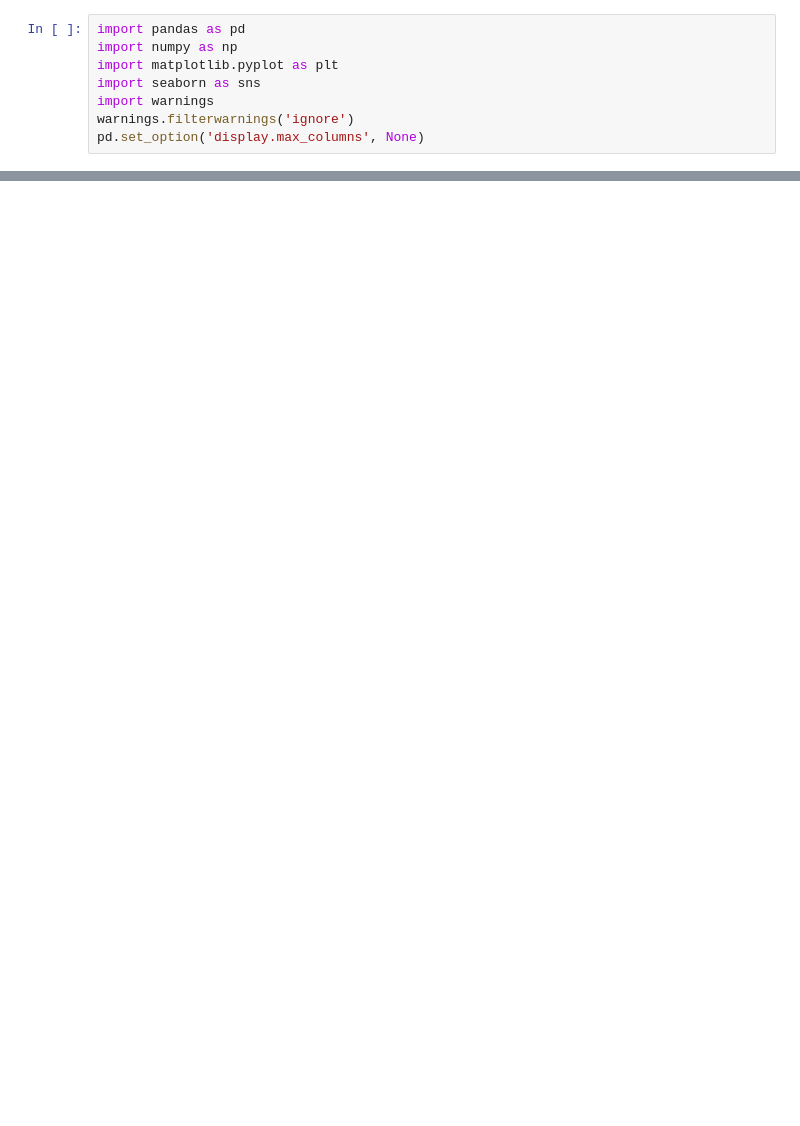
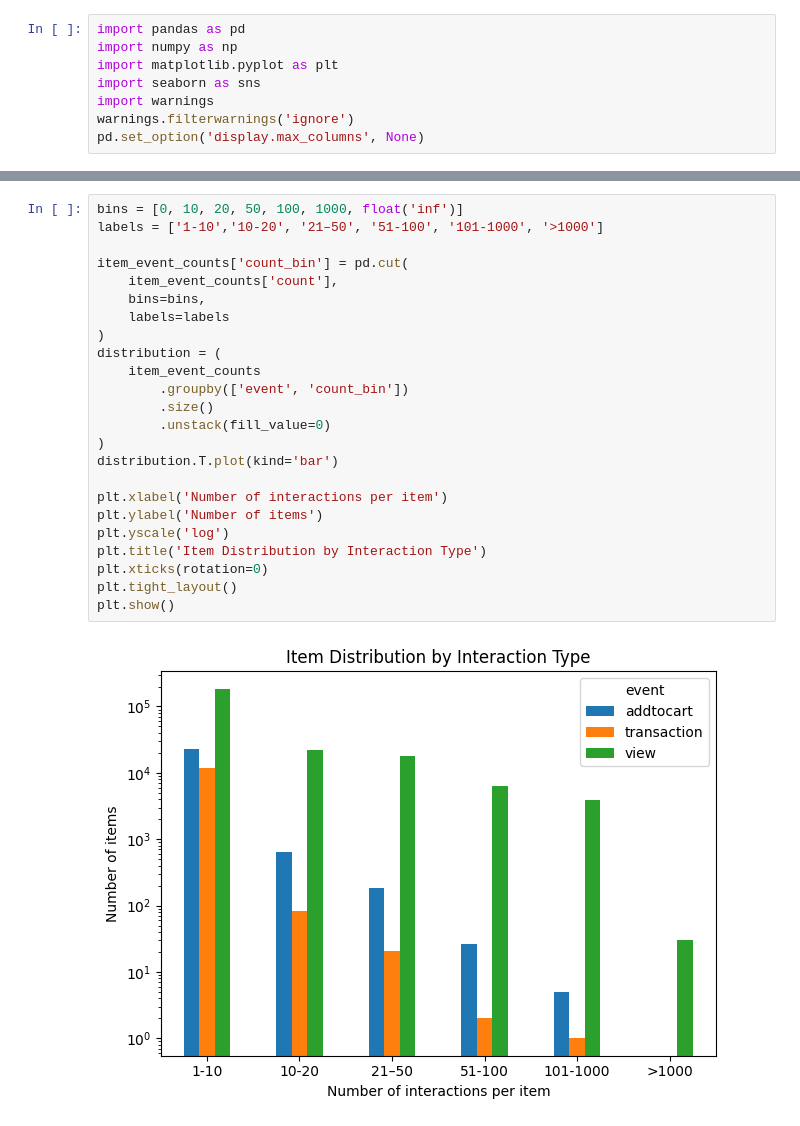
Before and after one commit to bluff-king/Customer-Segment-Personalization, a Jupyter notebook: CRISPDM/02_Data_Understanding.ipynb, the cells around one changed output, grey strips where cells are left out. Saved outputs shown, nothing was run; the diff lists cells and outputs as text; blank space fills up the shorter version.

```diff
--- a/CRISPDM/02_Data_Understanding.ipynb
+++ b/CRISPDM/02_Data_Understanding.ipynb
@@ -106,0 +104,26 @@ Overall CR (View -> Buy): 0.84%
+# %%
+bins = [0, 10, 20, 50, 100, 1000, float('inf')]
+labels = ['1-10','10-20', '21–50', '51-100', '101-1000', '>1000']
+
+item_event_counts['count_bin'] = pd.cut(
+    item_event_counts['count'],
+    bins=bins,
+    labels=labels
+)
+distribution = (
+    item_event_counts
+        .groupby(['event', 'count_bin'])
+        .size()
+        .unstack(fill_value=0)
+)
+distribution.T.plot(kind='bar')
+
+plt.xlabel('Number of interactions per item')
+plt.ylabel('Number of items')
+plt.yscale('log')
+plt.title('Item Distribution by Interaction Type')
+plt.xticks(rotation=0)
+plt.tight_layout()
+plt.show()
+# %% [output]
+[figure, added]
```
Also changed, not shown: parts of 22 cells of this notebook, 1 other file.
